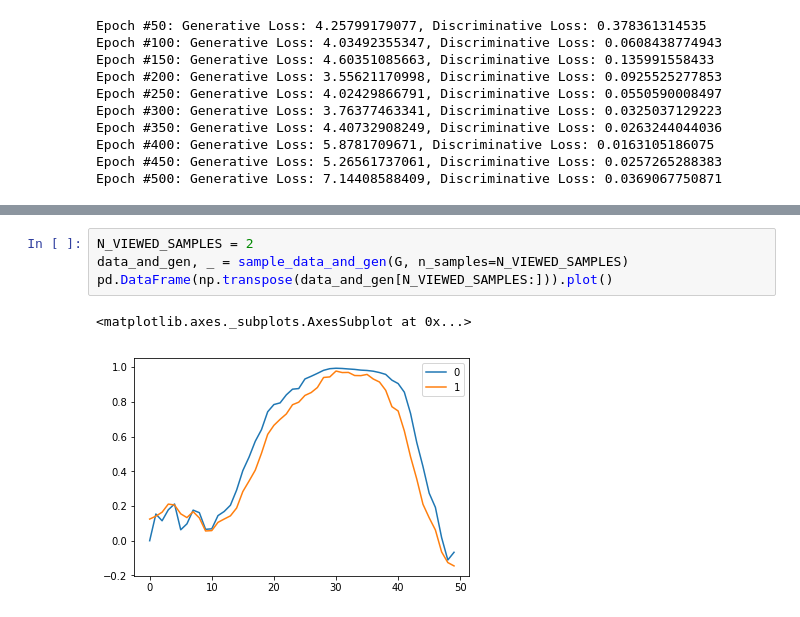
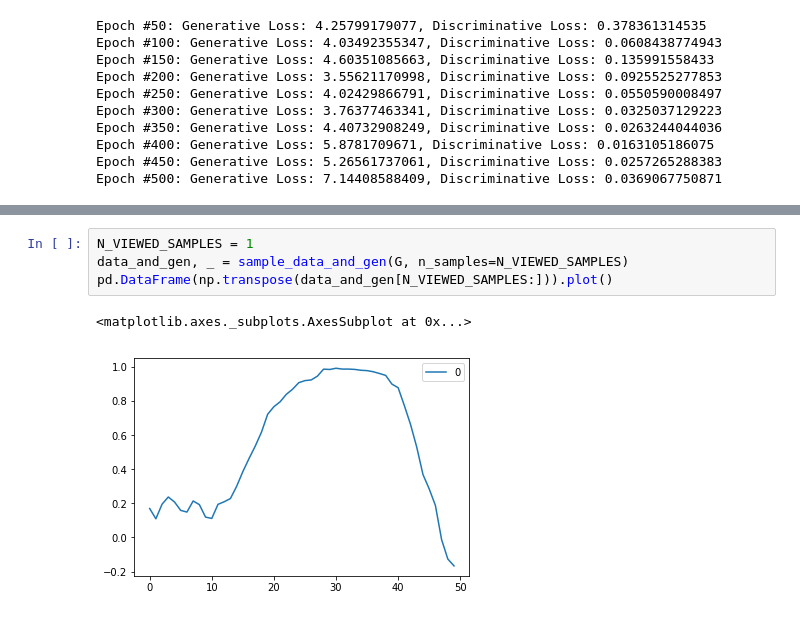
Before and after one commit to iliemihai/char-GAN, a Jupyter notebook: char-GAN.ipynb, the cells around one changed output, grey strips where cells are left out. Drawn from its saved outputs; the diff is of its cells as text.

```diff
--- a/char-GAN.ipynb
+++ b/char-GAN.ipynb
@@ -197,10 +197,10 @@ Text(0,0.5,'Loss')
 # %%
-N_VIEWED_SAMPLES = 2
+N_VIEWED_SAMPLES = 1
 data_and_gen, _ = sample_data_and_gen(G, n_samples=N_VIEWED_SAMPLES)
 pd.DataFrame(np.transpose(data_and_gen[N_VIEWED_SAMPLES:])).plot()
 # %% [output]
 <matplotlib.axes._subplots.AxesSubplot at 0x...>
-[figure, old version]
+[figure, new version]
 # %%
 N_VIEWED_SAMPLES = 1
 data_and_gen, _ = sample_data_and_gen(G, n_samples=N_VIEWED_SAMPLES)
```
Also changed, not shown: parts of 2 cells of this notebook.
